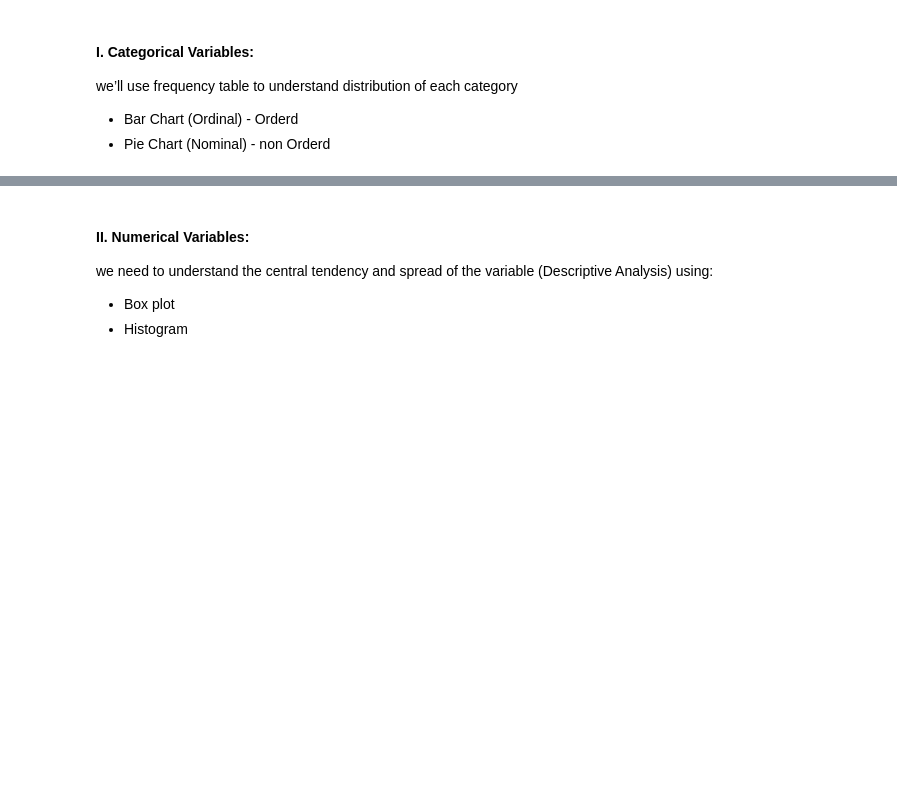
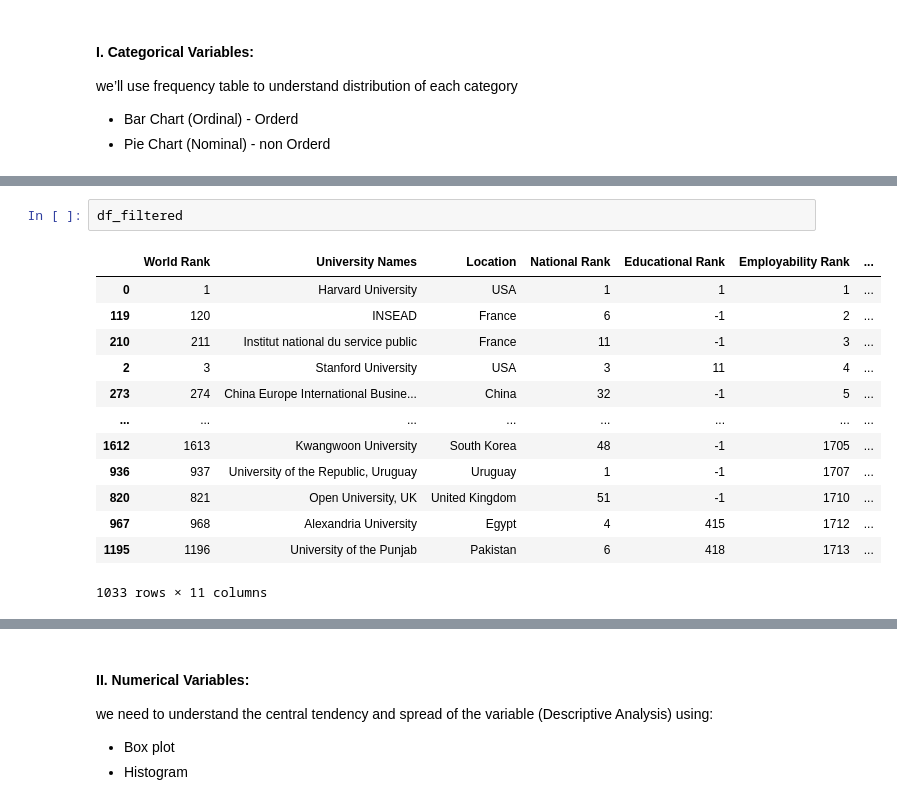
Before and after one commit to Tuwaiq-DS-ML-bootcamp-V-8/Usecase-3-Project-2, a Jupyter notebook: EDA explain template.ipynb, the cells around one changed output, grey strips where cells are left out. Drawn from its saved outputs; the diff is of its cells as text; blank space fills up the shorter version.

```diff
--- a/EDA explain template.ipynb
+++ b/EDA explain template.ipynb
@@ -1168,0 +1242,16 @@ plt.show()
+# %%
+df_filtered
+# %% [output]
+|  | World Rank | University Names | Location | National Rank | Educational Rank | Employability Rank | ... |
+| 0 | 1 | Harvard University | USA | 1 | 1 | 1 | ... |
+| 119 | 120 | INSEAD | France | 6 | -1 | 2 | ... |
+| 210 | 211 | Institut national du service public | France | 11 | -1 | 3 | ... |
+| 2 | 3 | Stanford University | USA | 3 | 11 | 4 | ... |
+| 273 | 274 | China Europe International Busine... | China | 32 | -1 | 5 | ... |
+| ... | ... | ... | ... | ... | ... | ... | ... |
+| 1612 | 1613 | Kwangwoon University | South Korea | 48 | -1 | 1705 | ... |
+| 936 | 937 | University of the Republic, Uruguay | Uruguay | 1 | -1 | 1707 | ... |
+| 820 | 821 | Open University, UK | United Kingdom | 51 | -1 | 1710 | ... |
+| 967 | 968 | Alexandria University | Egypt | 4 | 415 | 1712 | ... |
+| 1195 | 1196 | University of the Punjab | Pakistan | 6 | 418 | 1713 | ... |
+1033 rows × 11 columns
```
Also changed, not shown: parts of 36 cells of this notebook.
